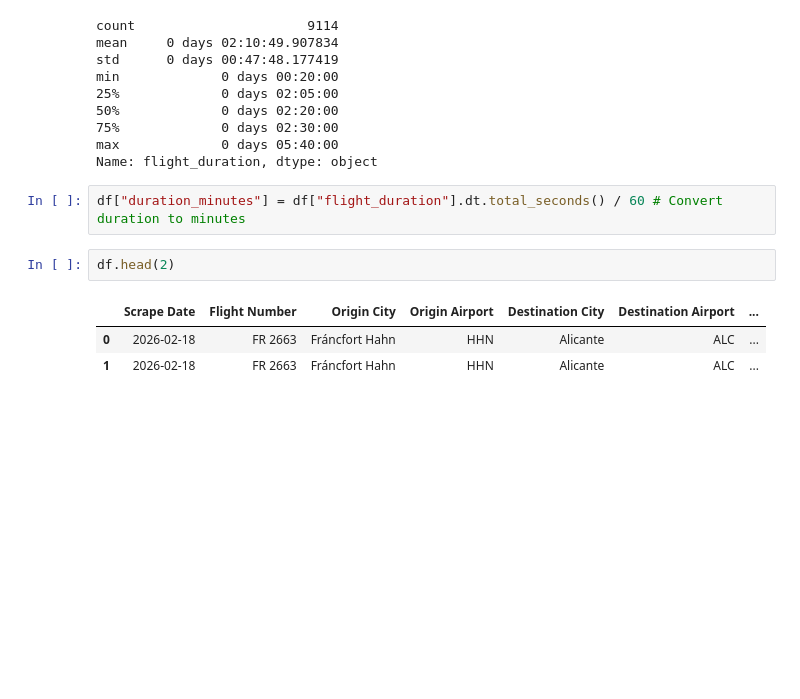
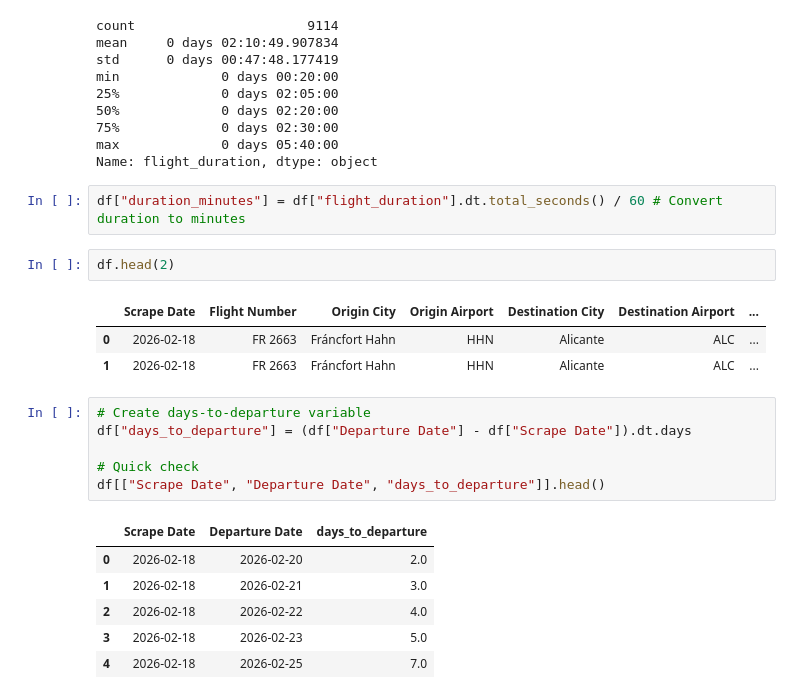
Before and after one commit to mopamerlin-boop/Portafolio, a Jupyter notebook: Ryanair/2Ryanair_an.ipynb, the cells around one changed output. Drawn from its saved outputs; the diff is of its cells as text; blank space fills up the shorter version.

```diff
--- a/Ryanair/2Ryanair_an.ipynb
+++ b/Ryanair/2Ryanair_an.ipynb
@@ -336,3 +336,16 @@ df.head(2)
 |  | Scrape Date | Flight Number | Origin City | Origin Airport | Destination City | Destination Airport | ... |
 | 0 | 2026-02-18 | FR 2663 | Fráncfort Hahn | HHN | Alicante | ALC | ... |
 | 1 | 2026-02-18 | FR 2663 | Fráncfort Hahn | HHN | Alicante | ALC | ... |
+# %%
+# Create days-to-departure variable
+df["days_to_departure"] = (df["Departure Date"] - df["Scrape Date"]).dt.days
+
+# Quick check
+df[["Scrape Date", "Departure Date", "days_to_departure"]].head()
+# %% [output]
+|  | Scrape Date | Departure Date | days_to_departure |
+| 0 | 2026-02-18 | 2026-02-20 | 2.0 |
+| 1 | 2026-02-18 | 2026-02-21 | 3.0 |
+| 2 | 2026-02-18 | 2026-02-22 | 4.0 |
+| 3 | 2026-02-18 | 2026-02-23 | 5.0 |
+| 4 | 2026-02-18 | 2026-02-25 | 7.0 |
```
Also changed, not shown: parts of 6 cells of this notebook.
